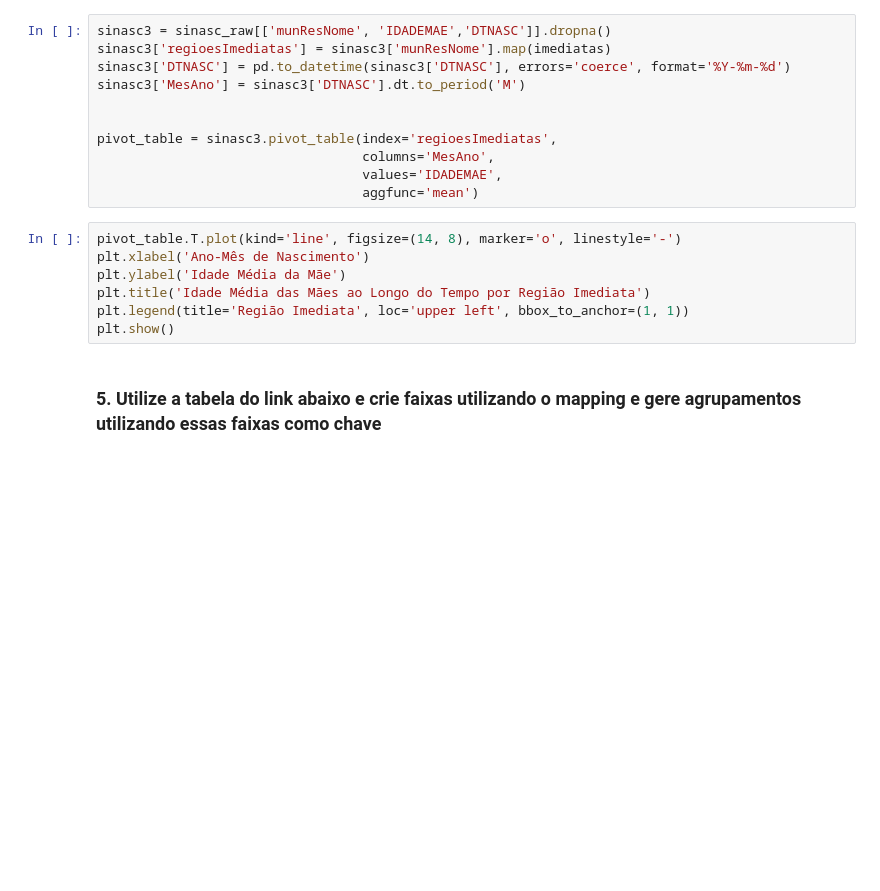
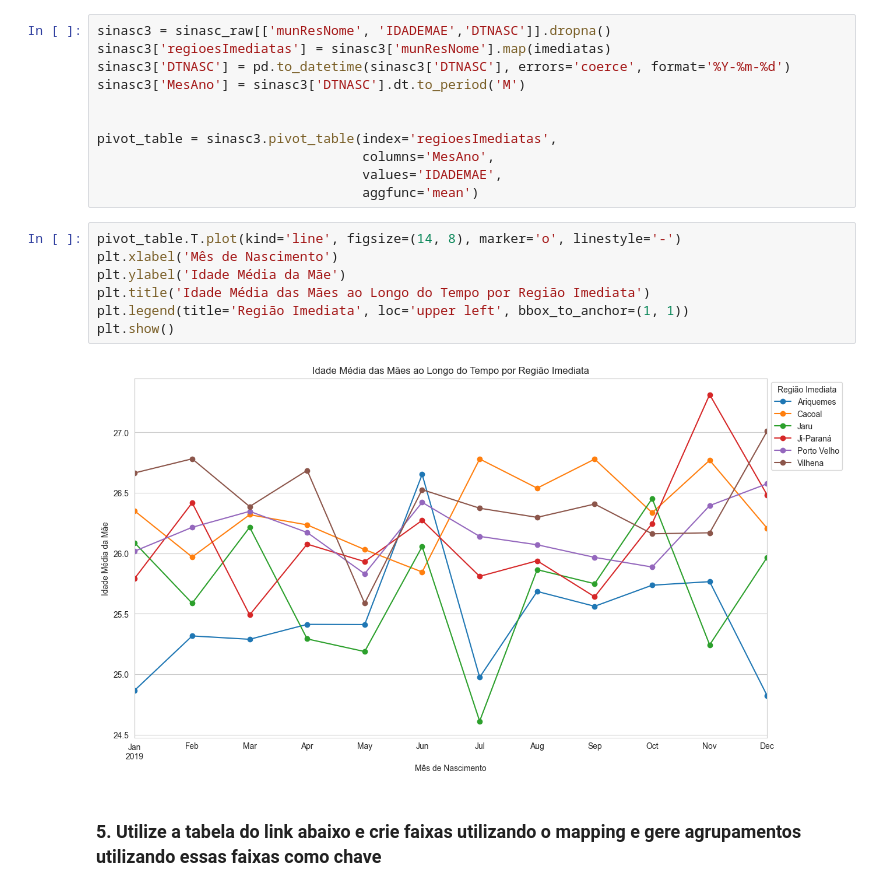
Before and after one commit to mbdpym/data-science-projects, a Jupyter notebook: Data Science/9/Mod9Tarefa2.ipynb, the cells around one changed output. Cells and saved outputs as stored; diff of their text form; blank space fills up the shorter version.

```diff
--- a/Data Science/9/Mod9Tarefa2.ipynb
+++ b/Data Science/9/Mod9Tarefa2.ipynb
@@ -170,11 +178,13 @@ pivot_table = sinasc3.pivot_table(index='regioesImediatas',
                                   aggfunc='mean')
 # %%
 pivot_table.T.plot(kind='line', figsize=(14, 8), marker='o', linestyle='-')
-plt.xlabel('Ano-Mês de Nascimento')
+plt.xlabel('Mês de Nascimento')
 plt.ylabel('Idade Média da Mãe')
 plt.title('Idade Média das Mães ao Longo do Tempo por Região Imediata')
 plt.legend(title='Região Imediata', loc='upper left', bbox_to_anchor=(1, 1))
 plt.show()
+# %% [output]
+[figure, added]
 # %% [markdown]
 ### 5. Utilize a tabela do link abaixo e crie faixas utilizando o mapping e gere agrupamentos utilizando essas faixas como chave
 # %% [markdown]
```
Also changed, not shown: parts of 5 cells of this notebook, 2 other files.
